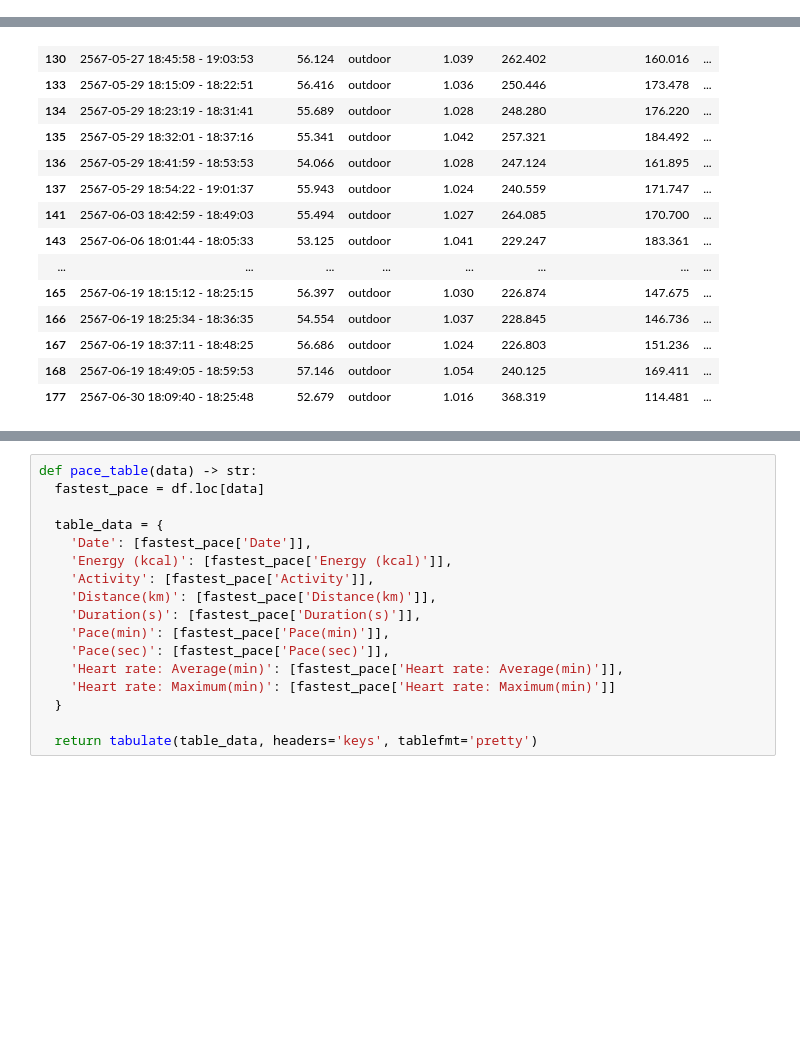
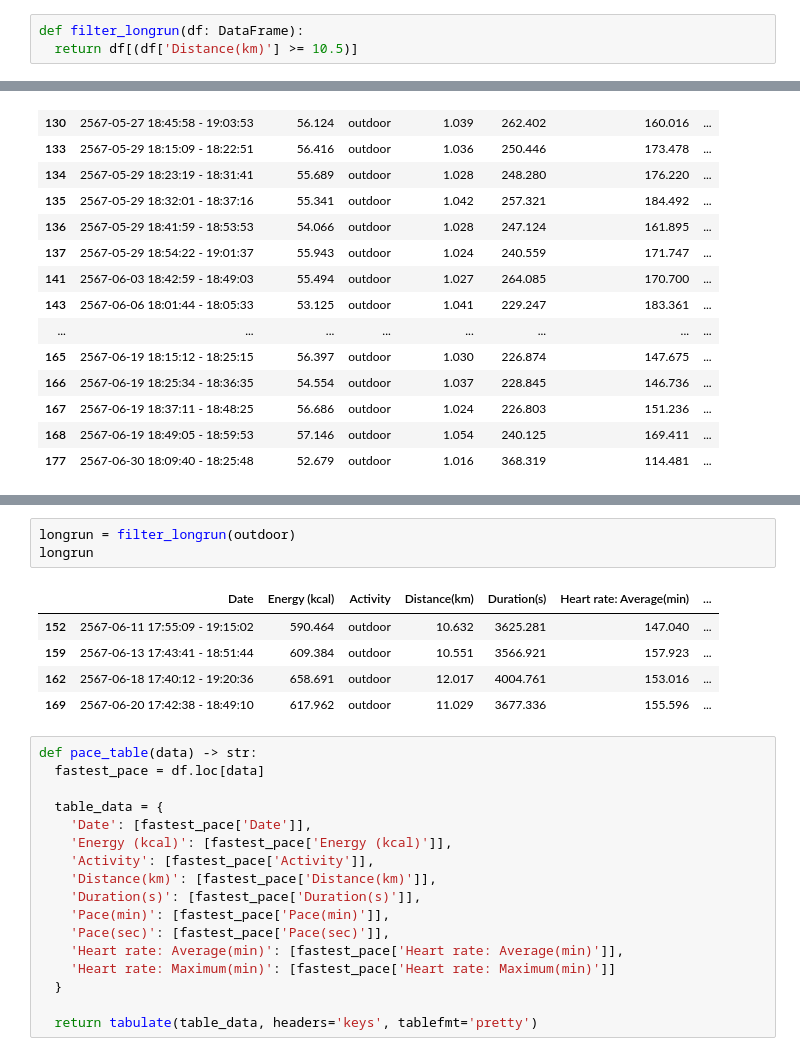
Before and after one commit to JFKongphop/running-analysis, a Jupyter notebook: index.ipynb, the cells around one changed output, grey strips where cells are left out. Drawn from its saved outputs; the diff is of its cells as text; blank space fills up the shorter version.

```diff
--- a/index.ipynb
+++ b/index.ipynb
@@ -56,3 +65,6 @@ def filter_interval(df: DataFrame):
+# %%
+def filter_longrun(df: DataFrame):
+  return df[(df['Distance(km)'] >= 10.5)]
 # %%
 d = '2566-10-02 18:20:31 - 2566-10-02 18:39:08'
 a = list(set(d.split(' ')))
@@ -176,3 +237,12 @@ filter_interval(df)
+# %%
+longrun = filter_longrun(outdoor)
+longrun
+# %% [output]
+|  | Date | Energy (kcal) | Activity | Distance(km) | Duration(s) | Heart rate: Average(min) | ... |
+| 152 | 2567-06-11 17:55:09 - 19:15:02 | 590.464 | outdoor | 10.632 | 3625.281 | 147.040 | ... |
+| 159 | 2567-06-13 17:43:41 - 18:51:44 | 609.384 | outdoor | 10.551 | 3566.921 | 157.923 | ... |
+| 162 | 2567-06-18 17:40:12 - 19:20:36 | 658.691 | outdoor | 12.017 | 4004.761 | 153.016 | ... |
+| 169 | 2567-06-20 17:42:38 - 18:49:10 | 617.962 | outdoor | 11.029 | 3677.336 | 155.596 | ... |
 # %%
 def pace_table(data) -> str:
   fastest_pace = df.loc[data]
```
Also changed, not shown: parts of 7 cells of this notebook.
